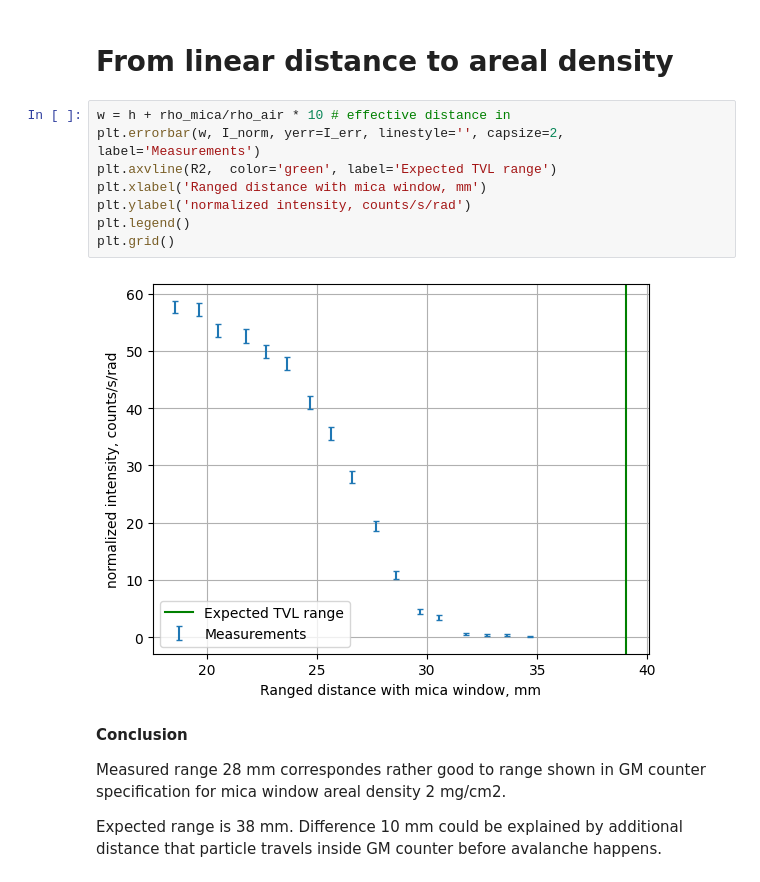
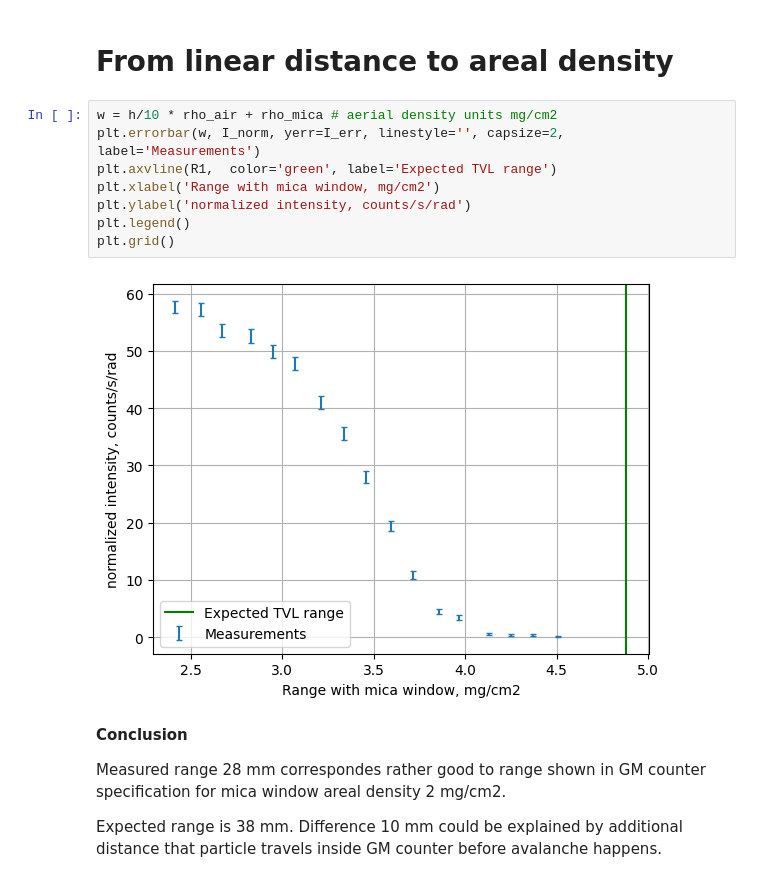
Before and after one commit to evgeny-kolonsky/Lab4, a Jupyter notebook: NU/Lab4_Alpha_range.ipynb, the cells around one changed output. Drawn from its saved outputs; the diff is of its cells as text.

```diff
--- a/NU/Lab4_Alpha_range.ipynb
+++ b/NU/Lab4_Alpha_range.ipynb
@@ -125,15 +125,15 @@ According to counter [documentation](https://www.lip.pt/~patricia/FisicaDaRadiac
 # %% [markdown]
 # From linear distance to areal density
 # %%
-w = h + rho_mica/rho_air * 10 # effective distance in
+w = h/10 * rho_air + rho_mica # aerial density units mg/cm2
 plt.errorbar(w, I_norm, yerr=I_err, linestyle='', capsize=2, label='Measurements')
-plt.axvline(R2,  color='green', label='Expected TVL range')
-plt.xlabel('Ranged distance with mica window, mm')
+plt.axvline(R1,  color='green', label='Expected TVL range')
+plt.xlabel('Range with mica window, mg/cm2')
 plt.ylabel('normalized intensity, counts/s/rad')
 plt.legend()
 plt.grid()
 # %% [output]
-[figure, old version]
+[figure, new version]
 # %% [markdown]
 **Conclusion**
 
```
Also changed, not shown: parts of 5 cells of this notebook.
